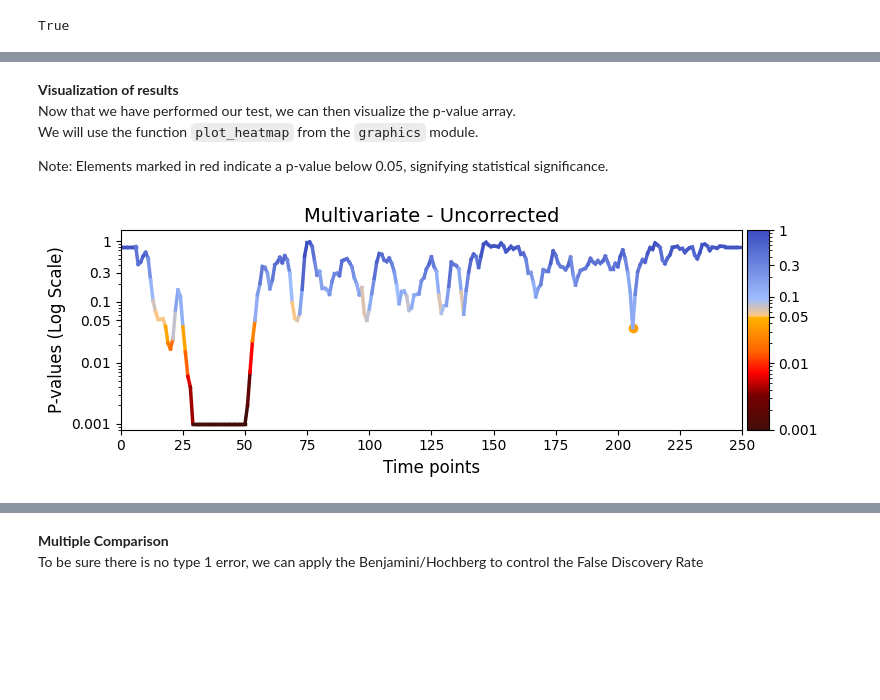
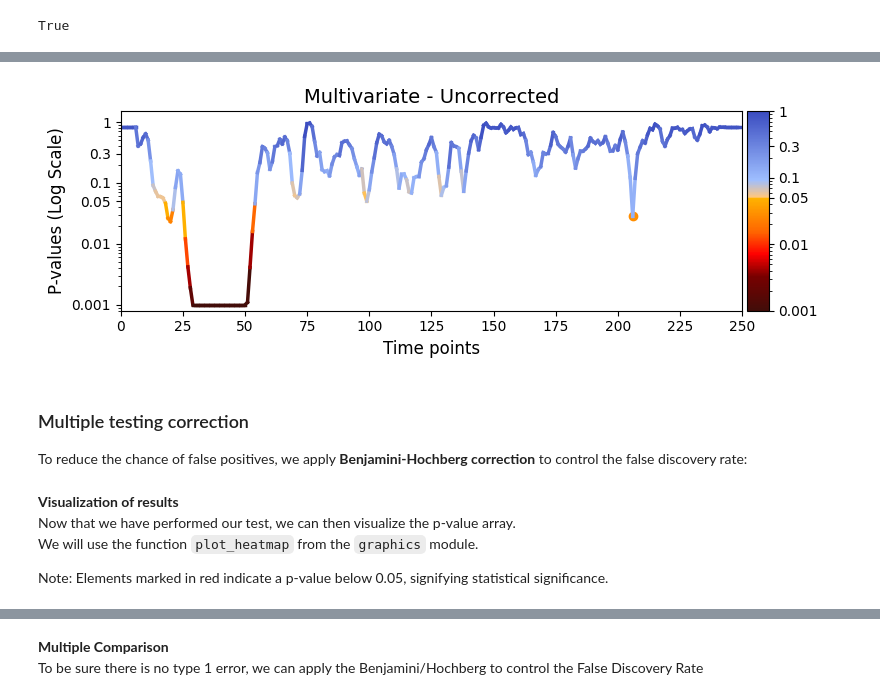
Before and after one commit to vidaurre/glhmm, a Jupyter notebook: docs/notebooks/Testing_across_trials_within_session.ipynb, the cells around one changed output, grey strips where cells are left out. Drawn from its saved outputs; the diff is of its cells as text; code cells hidden in the pictures; blank space fills up the shorter version.

````diff
--- a/docs/notebooks/Testing_across_trials_within_session.ipynb
+++ b/docs/notebooks/Testing_across_trials_within_session.ipynb
@@ -347,15 +161,14 @@ Additional settings allow for the inclusion of confounding variables, which can
 # %%
-reload(statistics)
-# Set the parameters for across sessions within subject testing
+# Set the parameters for across trials testing
 method = "multivariate"
-Nnull_samples = 1000 # Number of permutations (default = 1000)
+Nnull_samples = 10_000 # Number of permutations (default = 0)
 
-# Perform across-trial testing
-result_multivariate_trials  =statistics.test_across_trials(D_data=Gamma_epoch,
-                                                           R_data=R_trials,
-                                                           idx_data=idx_trials_session,
-                                                           method=method,
-                                                           Nnull_samples=Nnull_samples)
+# Perform across-subject testing
+result_multivariate_session  =statistics.test_across_trials(D_data=Gamma_epoch,
+                                                            R_data=R_trials,
+                                                            idx_data=idx_trials_session,
+                                                            method=method,
+                                                            Nnull_samples=Nnull_samples)
 # %% [output]
 performing permutation testing per timepoint
 Total possible permutations: 1.29e+2459
@@ -384,17 +222,18 @@ Let us break it down:
+# %%
+graphics.plot_p_values_over_time(
+    result_multivariate_session["pval"],
+    title_text="Multivariate - Uncorrected",
+    xlabel="Time points",
+    num_x_ticks=11
+)
+# %% [output]
+[figure, added]
+# %% [markdown]
+### Multiple testing correction
+To reduce the chance of false positives, we apply **Benjamini-Hochberg correction** to control the false discovery rate:
 # %% [markdown]
 **Visualization of results**\
 Now that we have performed our test, we can then visualize the p-value array.\
 We will use the function ```plot_heatmap``` from the ```graphics``` module.
 
 Note: Elements marked in red indicate a p-value below 0.05, signifying statistical significance.
-# %%
-# The alpha score we set for the p-values
-alpha = 0.05
-# Plot p-values
-graphics.plot_p_values_over_time(result_multivariate_trials["pval"],
-                                 title_text ="Multivariate - Uncorrected",
-                                 xlabel="Time points",
-                                 alpha=alpha,
-                                 num_x_ticks=11)
-# %% [output]
-[figure, removed]
````
Also changed, not shown: parts of 93 cells of this notebook, 15 other files.
